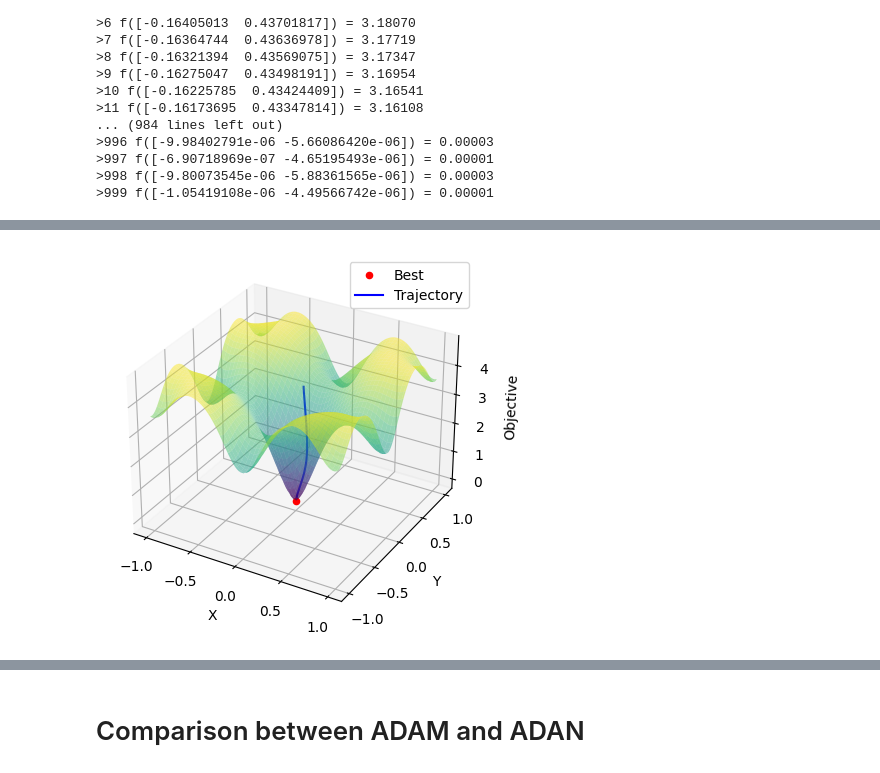
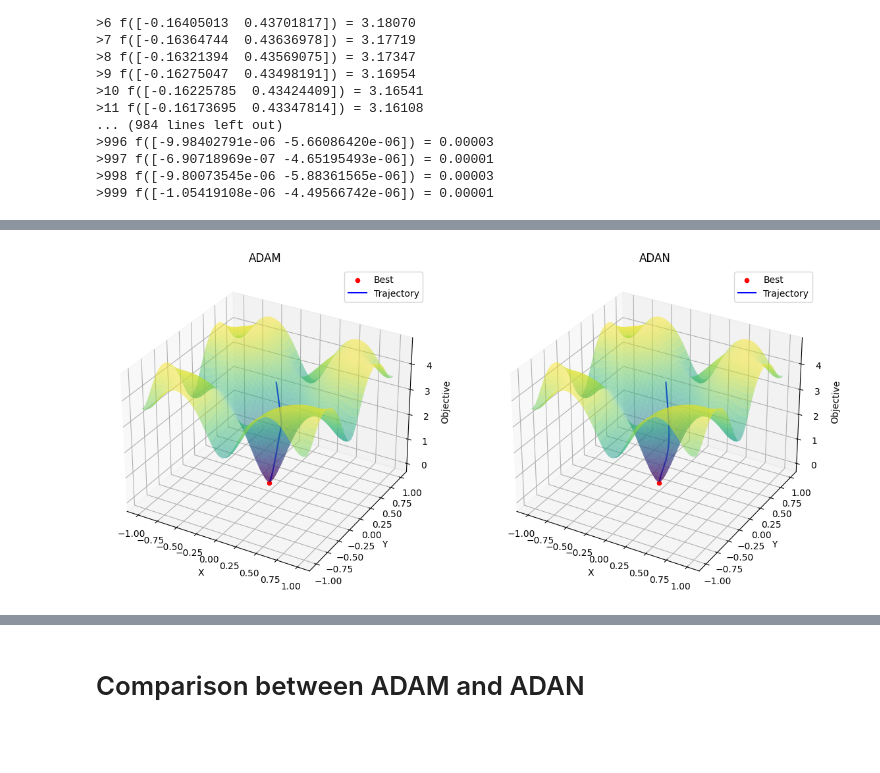
Before and after one commit to ShreyaGarg01/ADAN, a Jupyter notebook: test.ipynb, the cells around one changed output, grey strips where cells are left out. Cells and saved outputs as stored; diff of their text form; code cells hidden in the pictures; blank space fills up the shorter version.

```diff
--- a/test.ipynb
+++ b/test.ipynb
@@ -123,7 +123,9 @@ beta1 = 0.01
 beta2 = 0.02
 
 # perform the gradient descent search with adam
-adam_best, adam_scores, adam_solutions = adam(objective, derivative, bounds, n_iter, alpha, beta1, beta2)
+adam_best, adam_scores, adam_solutions = adam(
+    objective, derivative, bounds, n_iter, alpha, beta1, beta2
+)
 # %% [output]
 >0 f([-0.16495599  0.43964899]) = 3.19259
 >1 f([-0.163956    0.43864893]) = 3.18604
@@ -252,16 +196,18 @@ seed(1)
 # define the total iterations
 n_iter = 1000
 # steps size
-alpha =1e-3
+alpha = 1e-3
 # factor for average gradient
 beta1 = 0.02
 # factor for average squared gradient
 beta2 = 0.01
 # perform the gradient descent search with adam
-beta3=0.01
-decay=0.9
+beta3 = 0.01
+decay = 0.9
 
-adan_best, adan_scores, adan_solutions = adan(objective, derivative, bounds, n_iter, alpha, beta1, beta2,beta3,decay)
+adan_best, adan_scores, adan_solutions = adan(
+    objective, derivative, bounds, n_iter, alpha, beta1, beta2, beta3, decay
+)
 # %% [output]
 >0 f([-0.16578171  0.44022771]) = 3.19715
 >1 f([-0.16557634  0.43977554]) = 3.19496
@@ -287,19 +233,57 @@ X, Y = np.meshgrid(x, y)
 Z = objective(X, Y)
 
 # Plot the optimization trajectory
-fig = plt.figure()
-ax = fig.add_subplot(111, projection='3d')
-ax.plot_surface(X, Y, Z, cmap='viridis', alpha=0.5)
-ax.scatter(adan_best[0], adan_best[1], objective(adan_best[0], adan_best[1]),
-           color='red', label='Best')
-ax.plot([point[0] for point in adan_solutions],
-        [point[1] for point in adan_solutions], adan_scores,
-        color='blue', label='Trajectory')
-ax.set_xlabel('X')
-ax.set_ylabel('Y')
-ax.set_zlabel('Objective')
-ax.legend()
+fig, axes = plt.subplots(1, 2, figsize=(14, 14), subplot_kw={"projection": "3d"})
+ax1 = axes[0]
+ax1.plot_surface(X, Y, Z, cmap="viridis", alpha=0.5)
+ax1.scatter(
+    adam_best[0],
+    adam_best[1],
+    objective(adam_best[0], adam_best[1]),
+    color="red",
+    label="Best",
+)
+ax1.plot(
+    [point[0] for point in adam_solutions],
+    [point[1] for point in adam_solutions],
+    adam_scores,
+    color="blue",
+    label="Trajectory",
+)
+ax1.set_xlabel("X")
+ax1.set_ylabel("Y")
+ax1.set_zlabel("Objective")
+ax1.set_title("ADAM")
+ax1.legend()
 
-# Show the plot
-plt.show()
+
+# Plot the optimization trajectory
+ax2 = axes[1]
+
+ax2.plot_surface(X, Y, Z, cmap="viridis", alpha=0.5)
+
+ax2.scatter(
+    adan_best[0],
+    adan_best[1],
+    objective(adan_best[0], adan_best[1]),
+    color="red",
+    label="Best",
+)
+
+ax2.plot(
+    [point[0] for point in adan_solutions],
+    [point[1] for point in adan_solutions],
+    adan_scores,
+    color="blue",
+    label="Trajectory",
+)
+
+ax2.set_xlabel("X")
+
+ax2.set_ylabel("Y")
+
+ax2.set_zlabel("Objective")
+ax2.set_title("ADAN")
+
+ax2.legend()
 # %% [output]
@@ -306,2 +291,2 @@ plt.show()
-[figure, old version]
+[figure, new version]
 # %%
```
Also changed, not shown: parts of 20 cells of this notebook.
